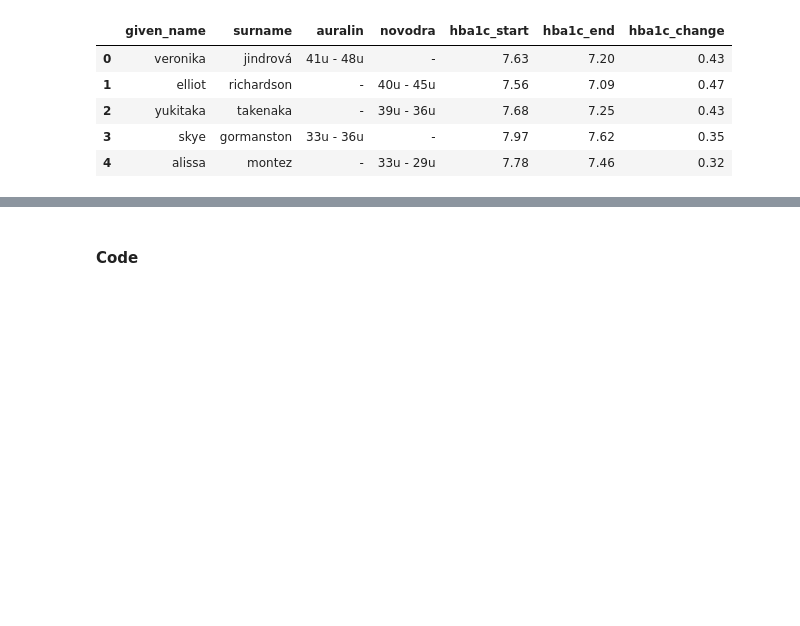
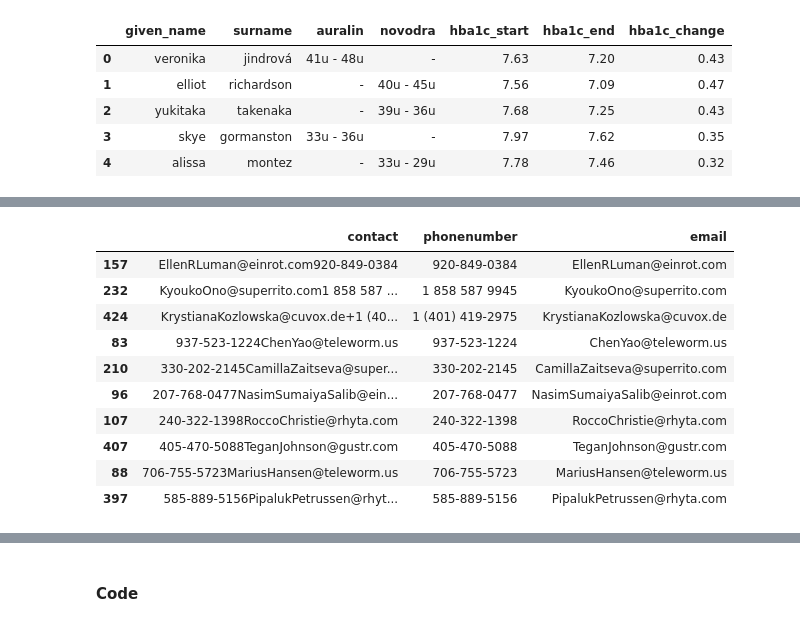
Before and after one commit to mccormd1/Analytics_Nanodegree, a Jupyter notebook: 3-Data Wrangling/Wrangling_materials/3-oral_insulin/oral_insulin.ipynb, the cells around one changed output, grey strips where cells are left out. Saved outputs shown, nothing was run; the diff lists cells and outputs as text; code cells hidden in the pictures; blank space fills up the shorter version.

```diff
--- a/3-Data Wrangling/Wrangling_materials/3-oral_insulin/oral_insulin.ipynb
+++ b/3-Data Wrangling/Wrangling_materials/3-oral_insulin/oral_insulin.ipynb
@@ -414,0 +468,14 @@ treatments_clean.head()
+# %%
+patients_clean[['contact','phonenumber','email']].sample(10)
+# %% [output]
+|  | contact | phonenumber | email |
+| 157 | EllenRLuman@einrot.com920-849-0384 | 920-849-0384 | EllenRLuman@einrot.com |
+| 232 | KyoukoOno@superrito.com1 858 587 ... | 1 858 587 9945 | KyoukoOno@superrito.com |
+| 424 | KrystianaKozlowska@cuvox.de+1 (40... | 1 (401) 419-2975 | KrystianaKozlowska@cuvox.de |
+| 83 | 937-523-1224ChenYao@teleworm.us | 937-523-1224 | ChenYao@teleworm.us |
+| 210 | 330-202-2145CamillaZaitseva@super... | 330-202-2145 | CamillaZaitseva@superrito.com |
+| 96 | 207-768-0477NasimSumaiyaSalib@ein... | 207-768-0477 | NasimSumaiyaSalib@einrot.com |
+| 107 | 240-322-1398RoccoChristie@rhyta.com | 240-322-1398 | RoccoChristie@rhyta.com |
+| 407 | 405-470-5088TeganJohnson@gustr.com | 405-470-5088 | TeganJohnson@gustr.com |
+| 88 | 706-755-5723MariusHansen@teleworm.us | 706-755-5723 | MariusHansen@teleworm.us |
+| 397 | 585-889-5156PipalukPetrussen@rhyt... | 585-889-5156 | PipalukPetrussen@rhyta.com |
```
Also changed, not shown: parts of 11 cells of this notebook.
